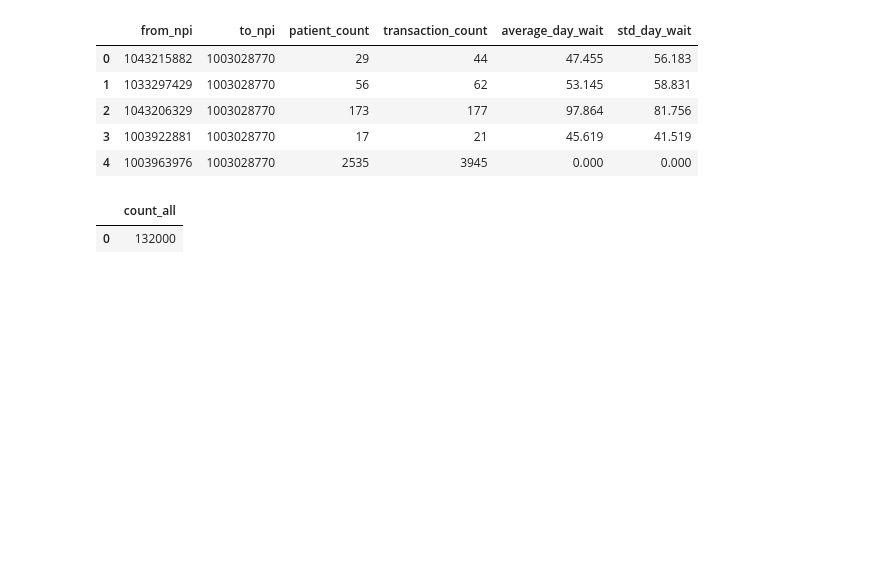
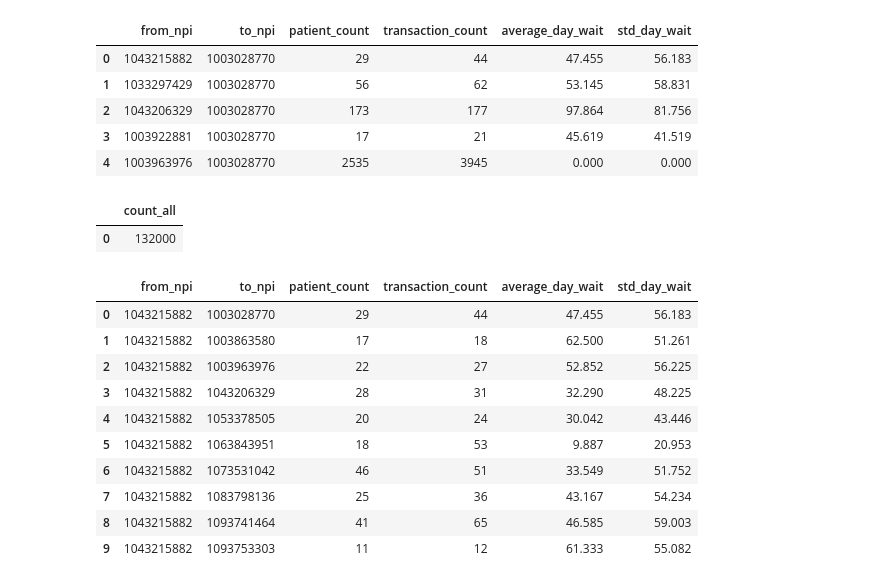
Before and after one commit to maevadevs/Hcbb-Hop-Team, a Jupyter notebook: notebooks/maeva-04-filtering-hop-teaming-to-smaller-table.ipynb, the cells around one changed output. Cells and saved outputs as stored; diff of their text form; code cells hidden in the pictures; blank space fills up the shorter version.

```diff
--- a/notebooks/maeva-04-filtering-hop-teaming-to-smaller-table.ipynb
+++ b/notebooks/maeva-04-filtering-hop-teaming-to-smaller-table.ipynb
@@ -75,10 +69,2 @@ display(filtered_hop_teaming.head())
 # %% [markdown]
 ### Filter so that the `transaction_count` is >= 50 and `average_day_wait` <= 50
-# %%
-filtered_hop_teaming = filtered_hop_teaming[
-    (filtered_hop_teaming["transaction_count"] >= 50) |
-    (filtered_hop_teaming["average_day_wait"] <= 50)
-]
-
-display(filtered_hop_teaming.shape)
-display(filtered_hop_teaming.head())
@@ -96,13 +82,3 @@ Finally `filtered_hop_teaming` records count: 108401
 ### Creating a new table called `filtered_hop_teaming`
 # %% [markdown]
 **IMPORTANT! This loading into the database should only be run once.** If you run this multiple times, it will create duplicate entries in the database. For the security of not re-running this code by accident, the code here is converted into markdown. **If you need to rebuild the database, delete the `data/hcbb.sqlite` file and re-run this cell as code. You will also need to make sure to re-run any other related scripts that builds other tables in the database.**
-# %%
-with sqlite3.connect('../data/hcbb.sqlite') as db:
-    filtered_hop_teaming.to_sql(
-        'filtered_hop_teaming',
-        db,
-        if_exists = 'append',
-        index = False)
-
-    # When done, print done
-    print('Task done.')
@@ -142,3 +126,27 @@ display(test_df)
 # %% [output]
 |  | count_all |
 | 0 | 132000 |
+# %%
+with sqlite3.connect('../data/hcbb.sqlite') as db :
+    query = """
+    SELECT *
+    FROM hop_teaming
+    WHERE from_npi = '1043215882'
+    LIMIT 10;
+    """
+
+    test_df = pd.read_sql(query, db)
+
+display(test_df)
+# %% [output]
+|  | from_npi | to_npi | patient_count | transaction_count | average_day_wait | std_day_wait |
+| 0 | 1043215882 | 1003028770 | 29 | 44 | 47.455 | 56.183 |
+| 1 | 1043215882 | 1003863580 | 17 | 18 | 62.500 | 51.261 |
+| 2 | 1043215882 | 1003963976 | 22 | 27 | 52.852 | 56.225 |
+| 3 | 1043215882 | 1043206329 | 28 | 31 | 32.290 | 48.225 |
+| 4 | 1043215882 | 1053378505 | 20 | 24 | 30.042 | 43.446 |
+| 5 | 1043215882 | 1063843951 | 18 | 53 | 9.887 | 20.953 |
+| 6 | 1043215882 | 1073531042 | 46 | 51 | 33.549 | 51.752 |
+| 7 | 1043215882 | 1083798136 | 25 | 36 | 43.167 | 54.234 |
+| 8 | 1043215882 | 1093741464 | 41 | 65 | 46.585 | 59.003 |
+| 9 | 1043215882 | 1093753303 | 11 | 12 | 61.333 | 55.082 |
```
Also changed, not shown: parts of 11 cells of this notebook, 3 other files.
